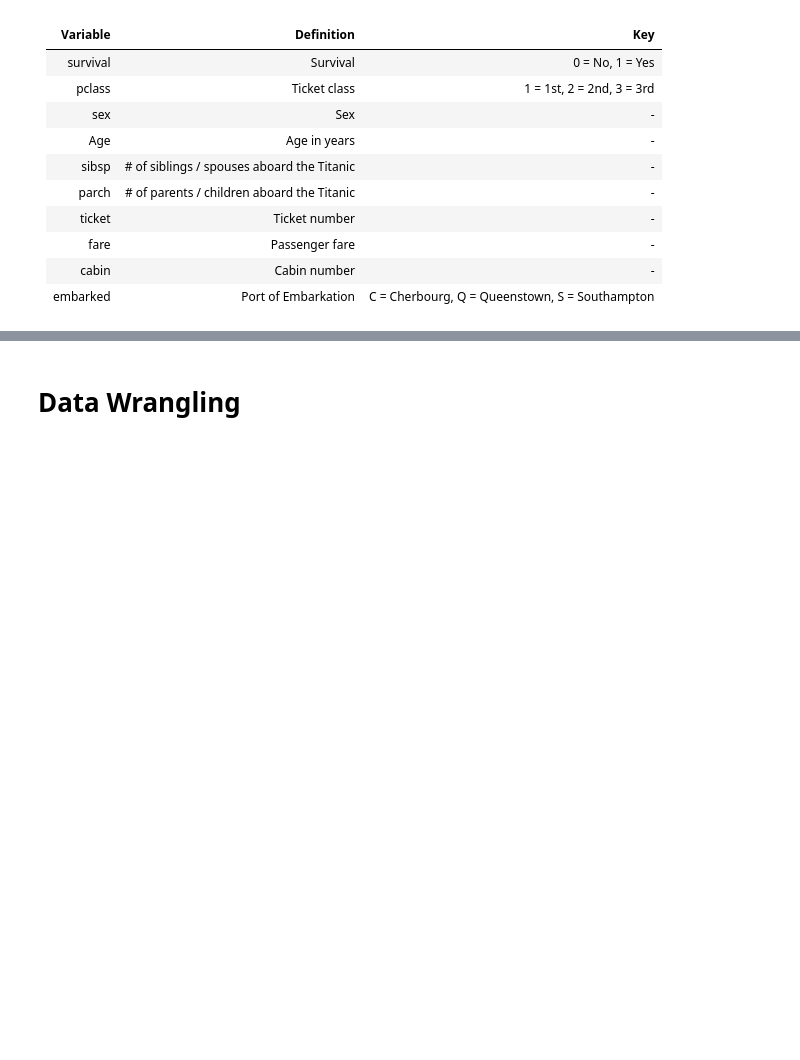
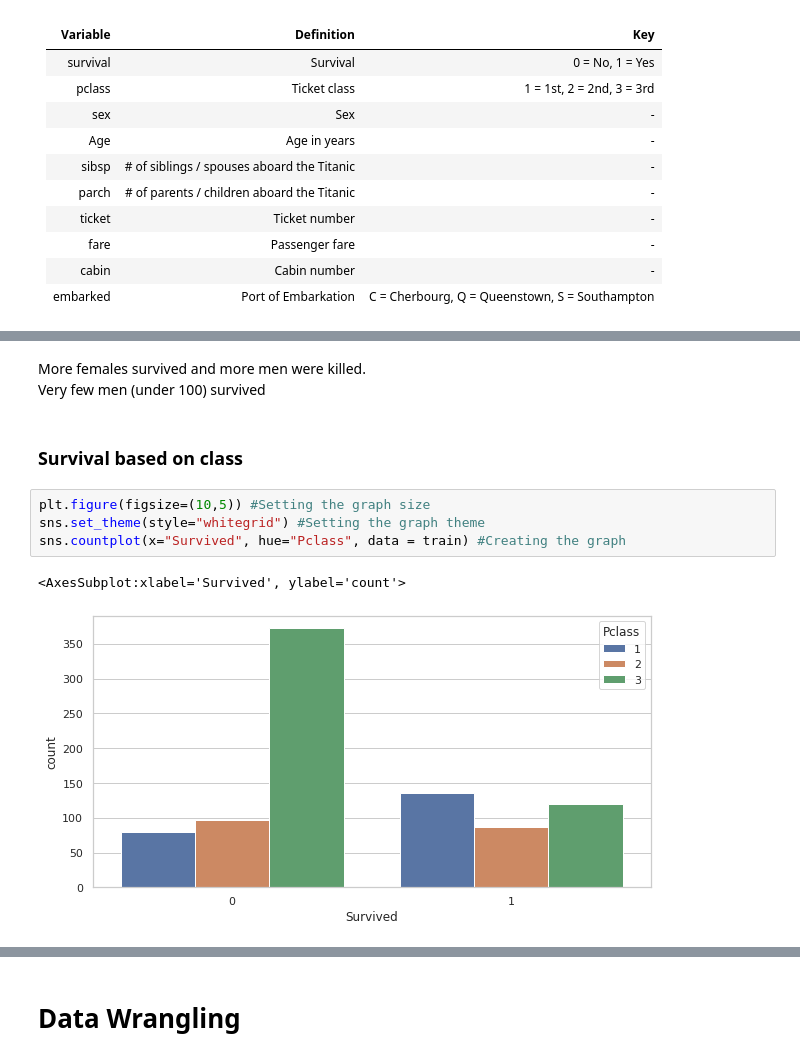
Before and after one commit to Shayan-Raza/Titanic-Logistic-Regression, a Jupyter notebook: main.ipynb, the cells around one changed output, grey strips where cells are left out. Cells and saved outputs as stored; diff of their text form; blank space fills up the shorter version.

```diff
--- a/main.ipynb
+++ b/main.ipynb
@@ -72,0 +97,12 @@ test.head(10)
+# %% [markdown]
+More females survived and more men were killed. <br>
+Very few men (under 100) survived
+# %% [markdown]
+### Survival based on class
+# %%
+plt.figure(figsize=(10,5)) #Setting the graph size
+sns.set_theme(style="whitegrid") #Setting the graph theme
+sns.countplot(x="Survived", hue="Pclass", data = train) #Creating the graph
+# %% [output]
+<AxesSubplot:xlabel='Survived', ylabel='count'>
+[figure, added]
```
Also changed, not shown: parts of 39 cells of this notebook, 2 other files.
